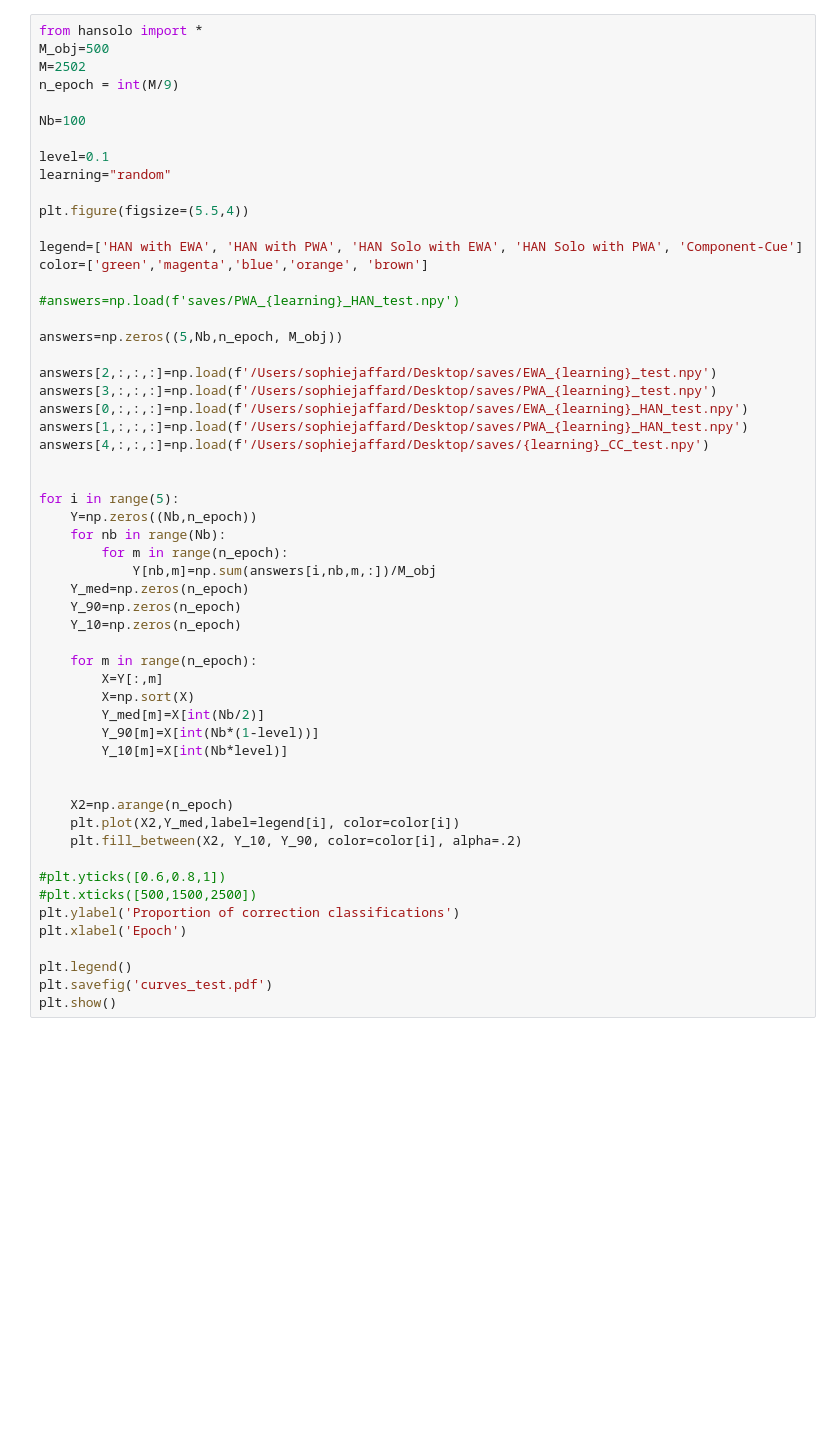
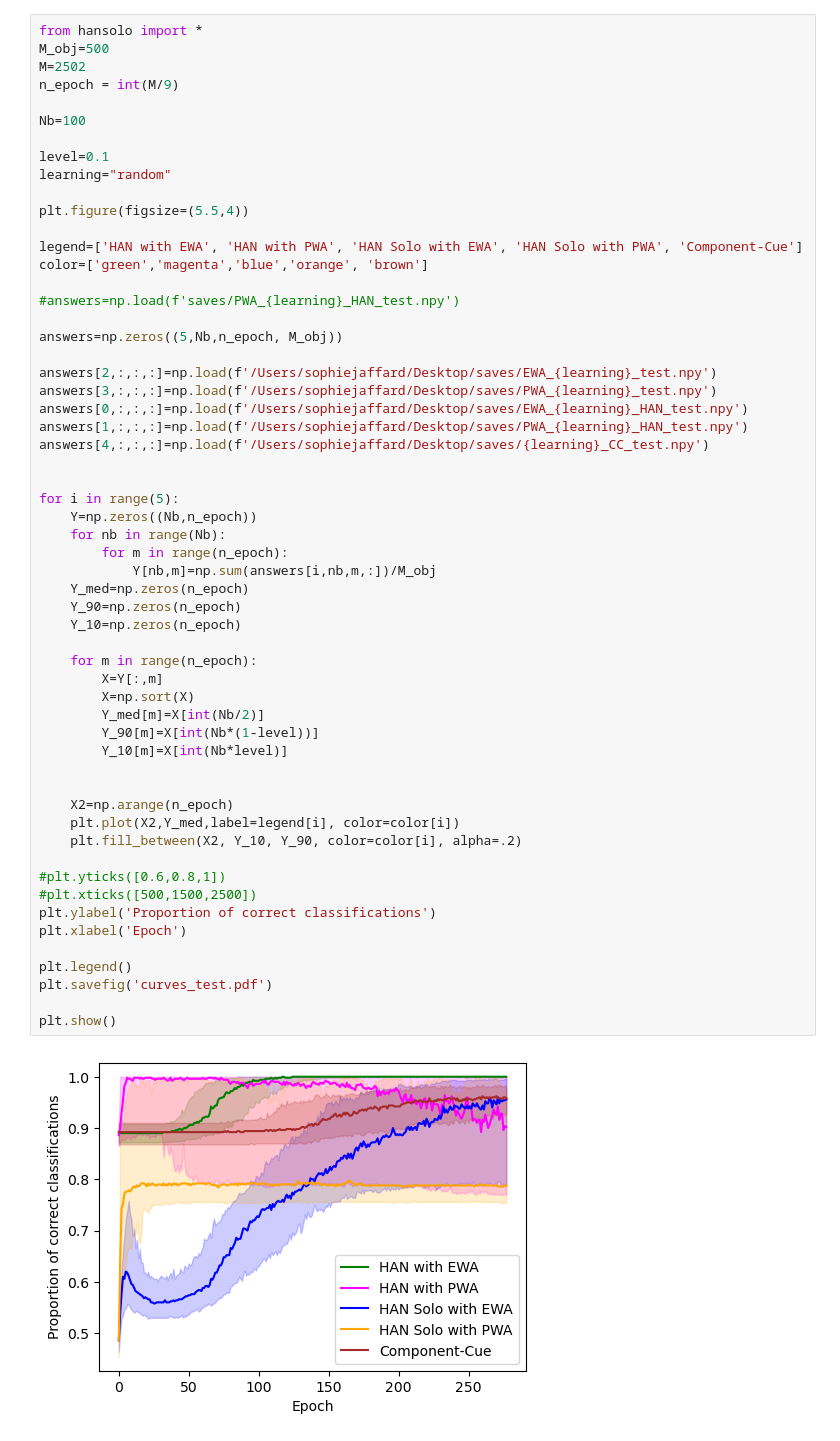
Before and after one commit to SophieJaffard/HAN, a Jupyter notebook: plot_test_accuracy_with_cc.ipynb, the cells around one changed output. Cells and saved outputs as stored; diff of their text form; blank space fills up the shorter version.

Commit message:
corrections

```diff
--- a/plot_test_accuracy_with_cc.ipynb
+++ b/plot_test_accuracy_with_cc.ipynb
@@ -26,31 +26,34 @@ answers[4,:,:,:]=np.load(f'/Users/sophiejaffard/Desktop/saves/{learning}_CC_test
 
 
 for i in range(5):
     Y=np.zeros((Nb,n_epoch))
     for nb in range(Nb):
         for m in range(n_epoch):
             Y[nb,m]=np.sum(answers[i,nb,m,:])/M_obj
     Y_med=np.zeros(n_epoch)
     Y_90=np.zeros(n_epoch)
     Y_10=np.zeros(n_epoch)
 
     for m in range(n_epoch):
         X=Y[:,m]
         X=np.sort(X)
         Y_med[m]=X[int(Nb/2)]
         Y_90[m]=X[int(Nb*(1-level))]
         Y_10[m]=X[int(Nb*level)]
 
 
     X2=np.arange(n_epoch)
     plt.plot(X2,Y_med,label=legend[i], color=color[i])
     plt.fill_between(X2, Y_10, Y_90, color=color[i], alpha=.2)
 
 #plt.yticks([0.6,0.8,1])
 #plt.xticks([500,1500,2500])
-plt.ylabel('Proportion of correction classifications')
+plt.ylabel('Proportion of correct classifications')
 plt.xlabel('Epoch')
 
 plt.legend()
 plt.savefig('curves_test.pdf')
+
 plt.show()
+# %% [output]
+[figure, added]
```
Also changed, not shown: 4 other files.
